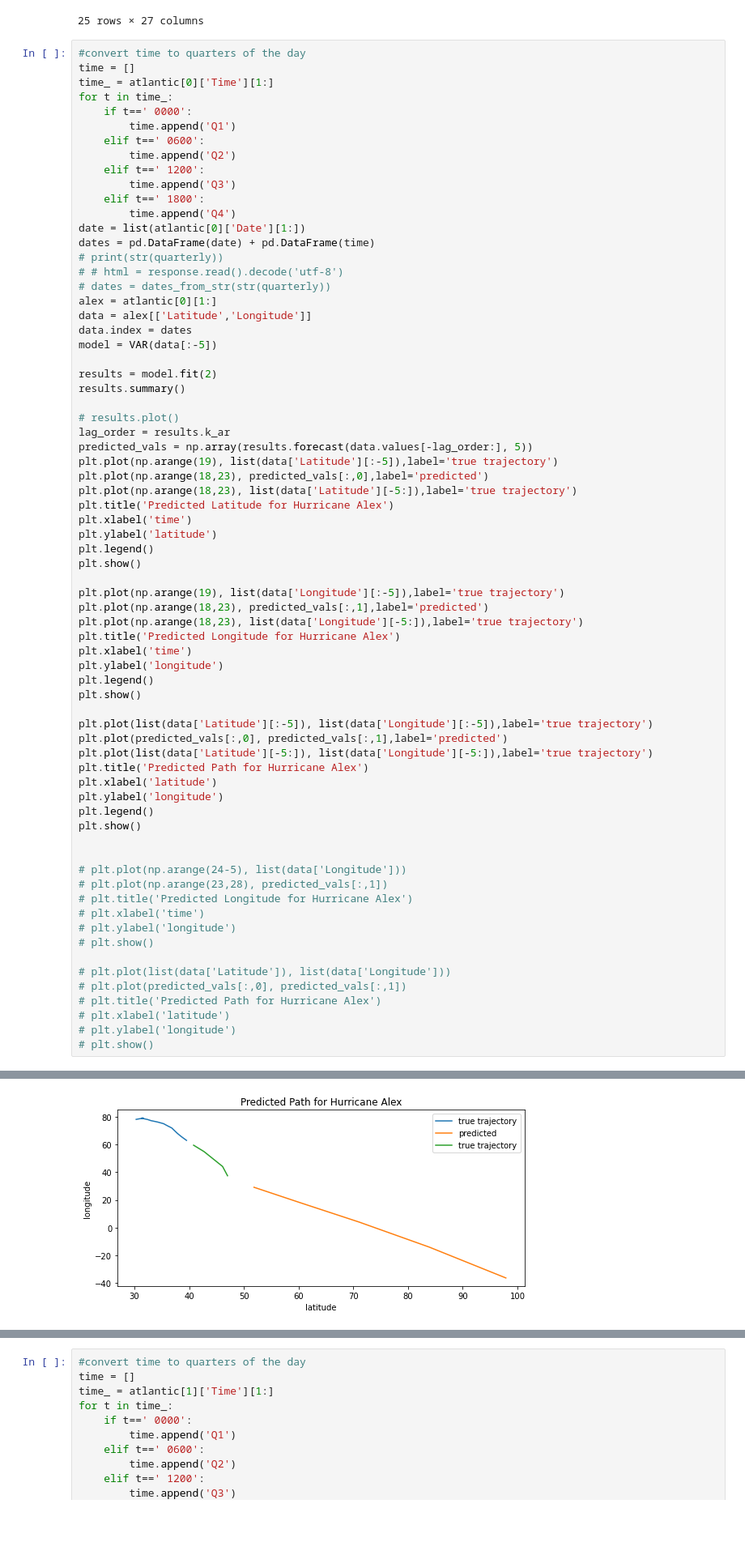
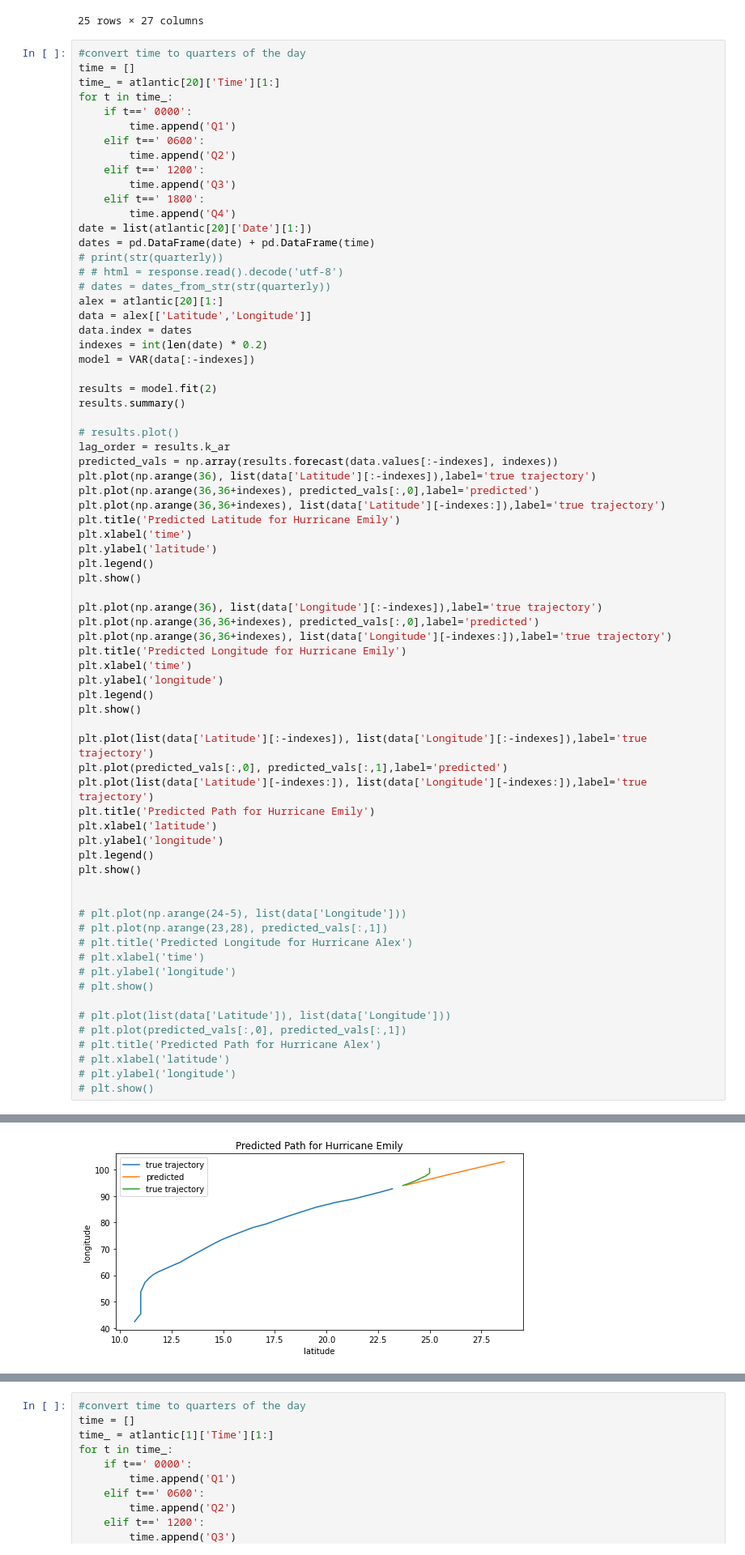
Before and after one commit to samco7/hurricane-prediction, a Jupyter notebook: Code/initial_predictions.ipynb, the cells around one changed output, grey strips where cells are left out. Shown: that part at 81% size. Saved outputs shown, nothing was run; the diff lists cells and outputs as text; blank space fills up the shorter version.

```diff
--- a/Code/initial_predictions.ipynb
+++ b/Code/initial_predictions.ipynb
@@ -154,7 +156,7 @@ atlantic[0]
 # %%
 #convert time to quarters of the day
 time = []
-time_ = atlantic[0]['Time'][1:]
+time_ = atlantic[20]['Time'][1:]
 for t in time_:
     if t==' 0000':
         time.append('Q1')
@@ -164,44 +166,45 @@ for t in time_:
         time.append('Q3')
     elif t==' 1800':
         time.append('Q4')
-date = list(atlantic[0]['Date'][1:])
+date = list(atlantic[20]['Date'][1:])
 dates = pd.DataFrame(date) + pd.DataFrame(time)
 # print(str(quarterly))
 # # html = response.read().decode('utf-8')
 # dates = dates_from_str(str(quarterly))
-alex = atlantic[0][1:]
+alex = atlantic[20][1:]
 data = alex[['Latitude','Longitude']]
 data.index = dates
-model = VAR(data[:-5])
+indexes = int(len(date) * 0.2)
+model = VAR(data[:-indexes])
 
 results = model.fit(2)
 results.summary()
 
 # results.plot()
 lag_order = results.k_ar
-predicted_vals = np.array(results.forecast(data.values[-lag_order:], 5))
-plt.plot(np.arange(19), list(data['Latitude'][:-5]),label='true trajectory')
-plt.plot(np.arange(18,23), predicted_vals[:,0],label='predicted')
-plt.plot(np.arange(18,23), list(data['Latitude'][-5:]),label='true trajectory')
-plt.title('Predicted Latitude for Hurricane Alex')
+predicted_vals = np.array(results.forecast(data.values[:-indexes], indexes))
+plt.plot(np.arange(36), list(data['Latitude'][:-indexes]),label='true trajectory')
+plt.plot(np.arange(36,36+indexes), predicted_vals[:,0],label='predicted')
+plt.plot(np.arange(36,36+indexes), list(data['Latitude'][-indexes:]),label='true trajectory')
+plt.title('Predicted Latitude for Hurricane Emily')
 plt.xlabel('time')
 plt.ylabel('latitude')
 plt.legend()
 plt.show()
 
-plt.plot(np.arange(19), list(data['Longitude'][:-5]),label='true trajectory')
-plt.plot(np.arange(18,23), predicted_vals[:,1],label='predicted')
-plt.plot(np.arange(18,23), list(data['Longitude'][-5:]),label='true trajectory')
-plt.title('Predicted Longitude for Hurricane Alex')
+plt.plot(np.arange(36), list(data['Longitude'][:-indexes]),label='true trajectory')
+plt.plot(np.arange(36,36+indexes), predicted_vals[:,0],label='predicted')
+plt.plot(np.arange(36,36+indexes), list(data['Longitude'][-indexes:]),label='true trajectory')
+plt.title('Predicted Longitude for Hurricane Emily')
 plt.xlabel('time')
 plt.ylabel('longitude')
 plt.legend()
 plt.show()
 
-plt.plot(list(data['Latitude'][:-5]), list(data['Longitude'][:-5]),label='true trajectory')
+plt.plot(list(data['Latitude'][:-indexes]), list(data['Longitude'][:-indexes]),label='true trajectory')
 plt.plot(predicted_vals[:,0], predicted_vals[:,1],label='predicted')
-plt.plot(list(data['Latitude'][-5:]), list(data['Longitude'][-5:]),label='true trajectory')
-plt.title('Predicted Path for Hurricane Alex')
+plt.plot(list(data['Latitude'][-indexes:]), list(data['Longitude'][-indexes:]),label='true trajectory')
+plt.title('Predicted Path for Hurricane Emily')
 plt.xlabel('latitude')
 plt.ylabel('longitude')
 plt.legend()
@@ -227 +230 @@ plt.show()
-[figure, old version]
+[figure, new version]
```
Also changed, not shown: parts of 7 cells of this notebook, 5 other files.
